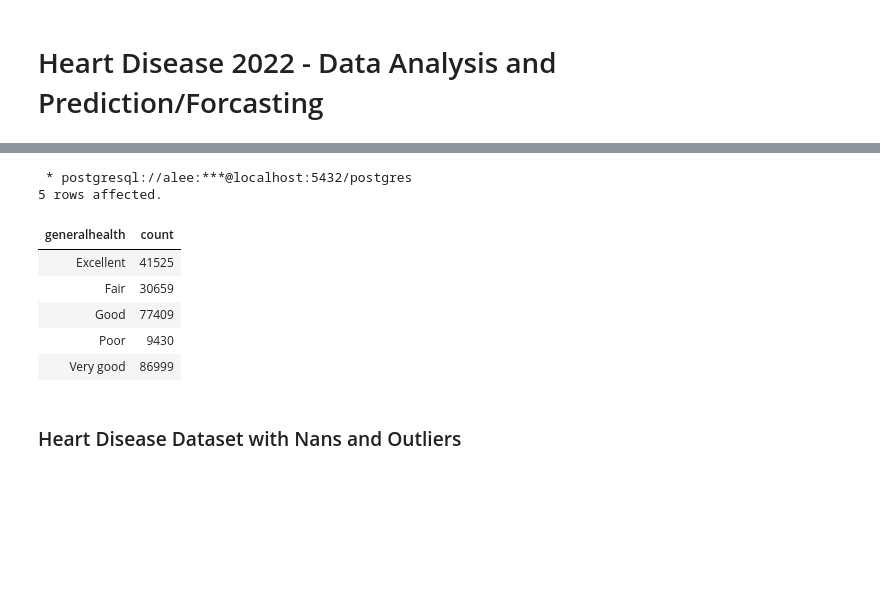
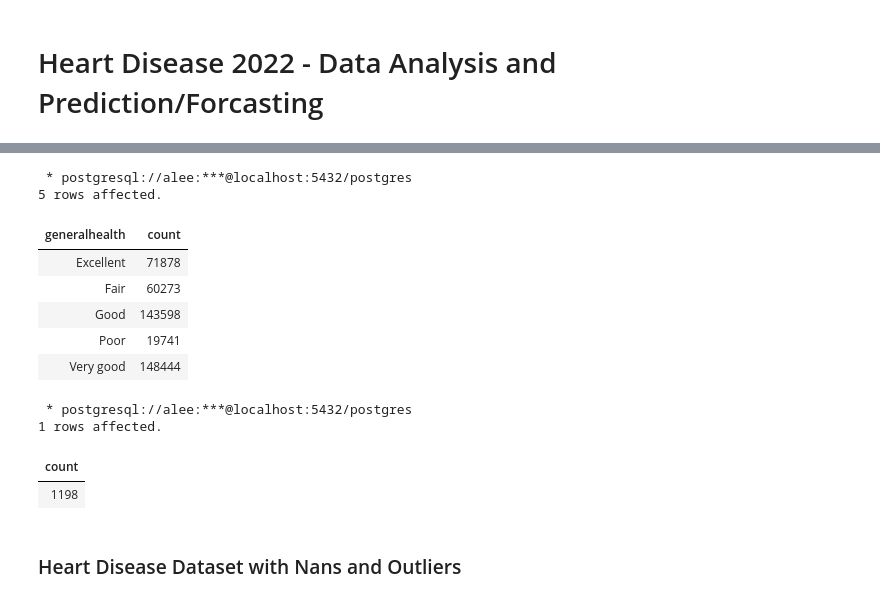
Before and after one commit to theCodeCS/heart_disease_predictor, a Jupyter notebook: heart_disease_predictor/heart_disease.ipynb, the cells around one changed output, grey strips where cells are left out. Cells and saved outputs as stored; diff of their text form; code cells hidden in the pictures; blank space fills up the shorter version.

```diff
--- a/heart_disease_predictor/heart_disease.ipynb
+++ b/heart_disease_predictor/heart_disease.ipynb
@@ -24,17 +69,31 @@ connection_string = f'postgresql://{username}:{password}@{hostname}:{port}/{data
 # %%
 %%sql
+-- 1. How many patients are there in the dataset?
+
 SELECT GeneralHealth, COUNT(GeneralHealth) AS count
 FROM heart_disease
 GROUP BY GeneralHealth
 LIMIT 5
 # %% [output]
  * postgresql://alee:***@localhost:5432/postgres
 5 rows affected.
 | generalhealth | count |
-| Excellent | 41525 |
-| Fair | 30659 |
-| Good | 77409 |
-| Poor | 9430 |
-| Very good | 86999 |
+| Excellent | 71878 |
+| Fair | 60273 |
+| Good | 143598 |
+| Poor | 19741 |
+| Very good | 148444 |
+# %%
+%%sql
+-- Count the number of rows where GeneralHealth is NULL
+
+SELECT count(*)
+FROM heart_disease
+WHERE generalhealth IS NULL
+# %% [output]
+ * postgresql://alee:***@localhost:5432/postgres
+1 rows affected.
+| count |
+| 1198 |
 # %% [markdown]
 ### Heart Disease Dataset with Nans and Outliers
```
Also changed, not shown: parts of 40 cells of this notebook.
